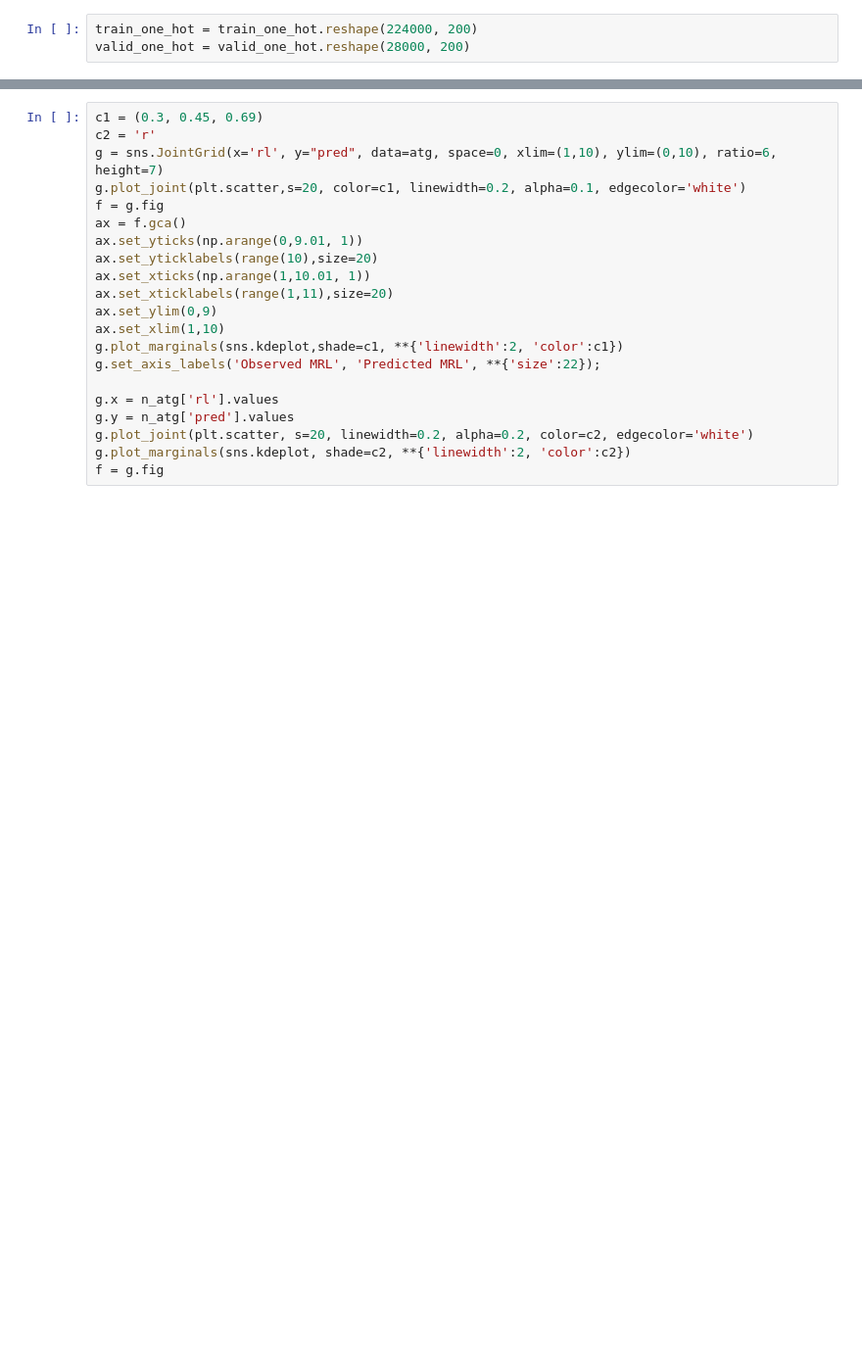
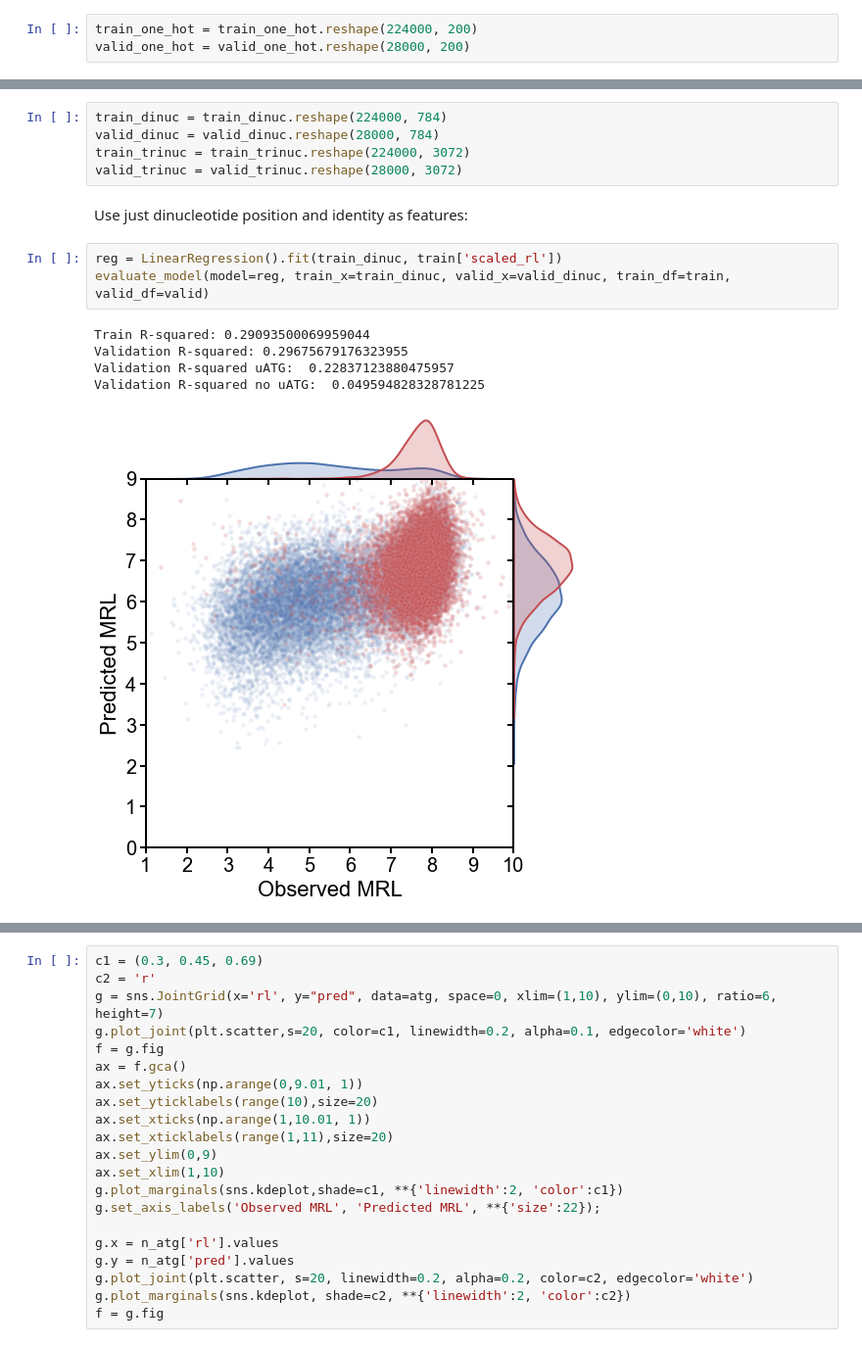
Before and after one commit to nmateyko/human_5utr_modeling, a Jupyter notebook: modeling_tests/training_MRL_linregress.ipynb, the cells around one changed output, grey strips where cells are left out. Shown at 98% size. Drawn from its saved outputs; the diff is of its cells as text; blank space fills up the shorter version.

```diff
--- a/modeling_tests/training_MRL_linregress.ipynb
+++ b/modeling_tests/training_MRL_linregress.ipynb
@@ -82,0 +149,16 @@ Using the hyperparameter-optimised values.
+# %%
+train_dinuc = train_dinuc.reshape(224000, 784)
+valid_dinuc = valid_dinuc.reshape(28000, 784)
+train_trinuc = train_trinuc.reshape(224000, 3072)
+valid_trinuc = valid_trinuc.reshape(28000, 3072)
+# %% [markdown]
+Use just dinucleotide position and identity as features:
+# %%
+reg = LinearRegression().fit(train_dinuc, train['scaled_rl'])
+evaluate_model(model=reg, train_x=train_dinuc, valid_x=valid_dinuc, train_df=train, valid_df=valid)
+# %% [output]
+Train R-squared: 0.29093500069959044
+Validation R-squared: 0.29675679176323955
+Validation R-squared uATG:  0.22837123880475957
+Validation R-squared no uATG:  0.049594828328781225
+[figure, added]
```
Also changed, not shown: parts of 26 cells of this notebook.
